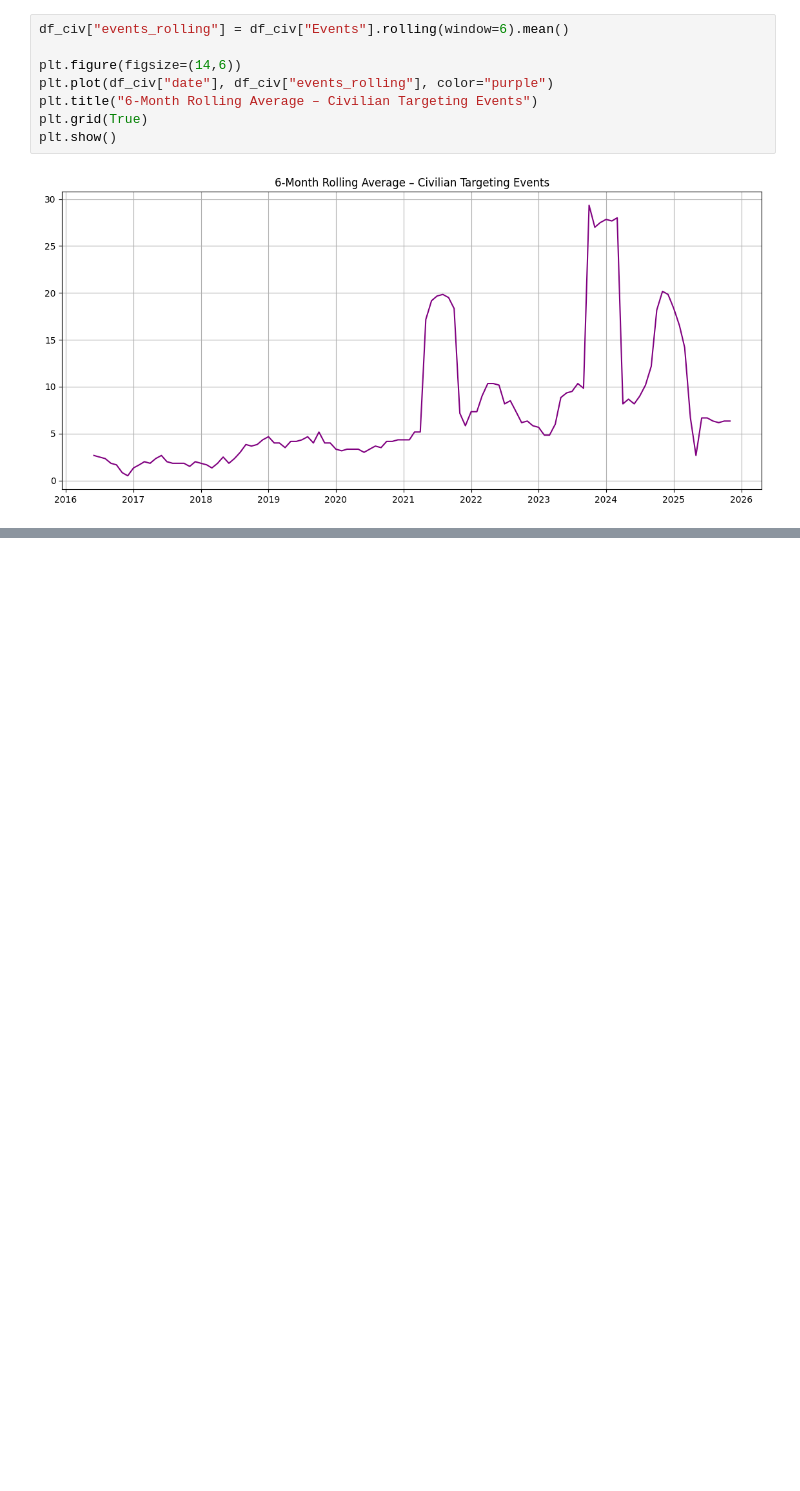
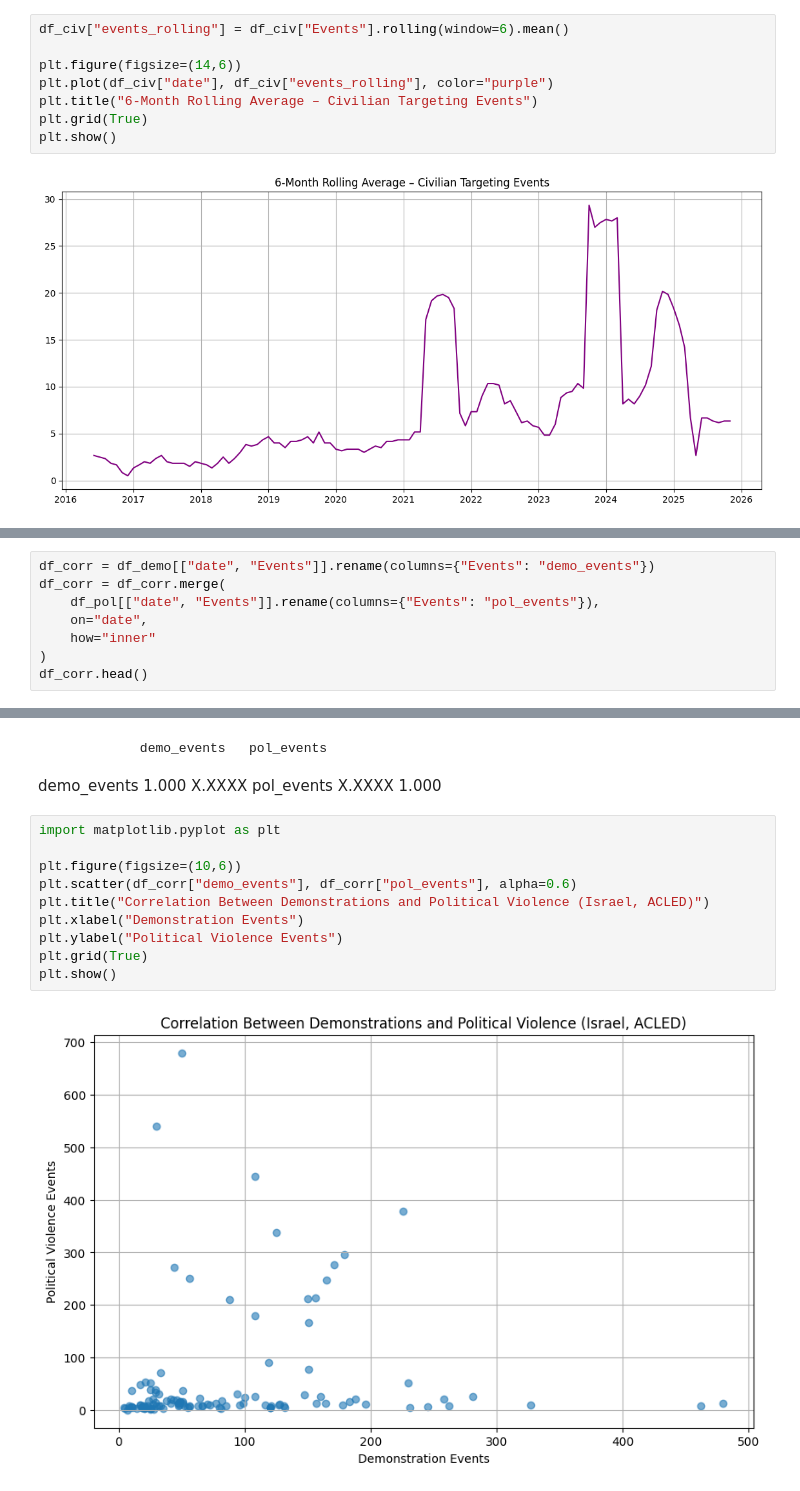
Before and after one commit to zvelegrakis/projects, a Jupyter notebook: projects/000_p1/notebooks/exploration.ipynb, the cells around one changed output, grey strips where cells are left out. Cells and saved outputs as stored; diff of their text form; blank space fills up the shorter version.

```diff
--- a/projects/000_p1/notebooks/exploration.ipynb
+++ b/projects/000_p1/notebooks/exploration.ipynb
@@ -164,0 +207,8 @@ plt.show()
+# %%
+df_corr = df_demo[["date", "Events"]].rename(columns={"Events": "demo_events"})
+df_corr = df_corr.merge(
+    df_pol[["date", "Events"]].rename(columns={"Events": "pol_events"}),
+    on="date",
+    how="inner"
+)
+df_corr.head()
@@ -164,0 +229,16 @@ plt.show()
+# %% [markdown]
+               demo_events   pol_events
+demo_events       1.000      X.XXXX
+pol_events        X.XXXX     1.000
+# %%
+import matplotlib.pyplot as plt
+
+plt.figure(figsize=(10,6))
+plt.scatter(df_corr["demo_events"], df_corr["pol_events"], alpha=0.6)
+plt.title("Correlation Between Demonstrations and Political Violence (Israel, ACLED)")
+plt.xlabel("Demonstration Events")
+plt.ylabel("Political Violence Events")
+plt.grid(True)
+plt.show()
+# %% [output]
+[figure, added]
```
Also changed, not shown: parts of 11 cells of this notebook, 1 other file.
